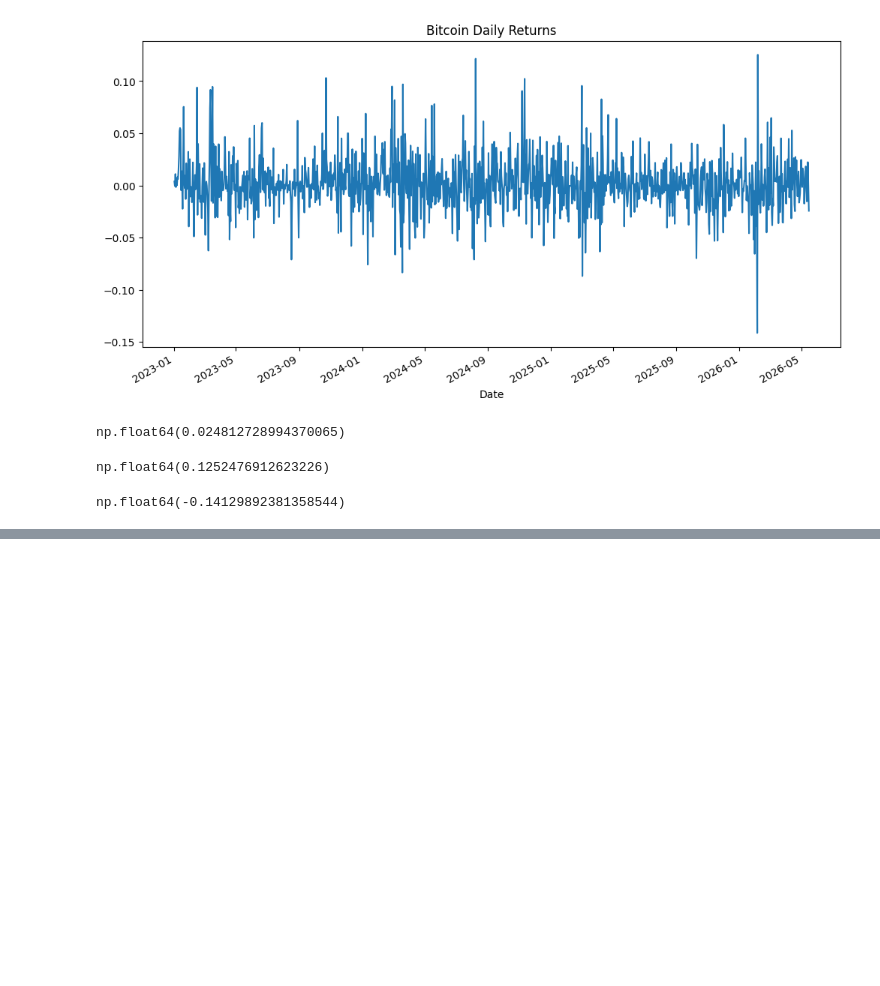
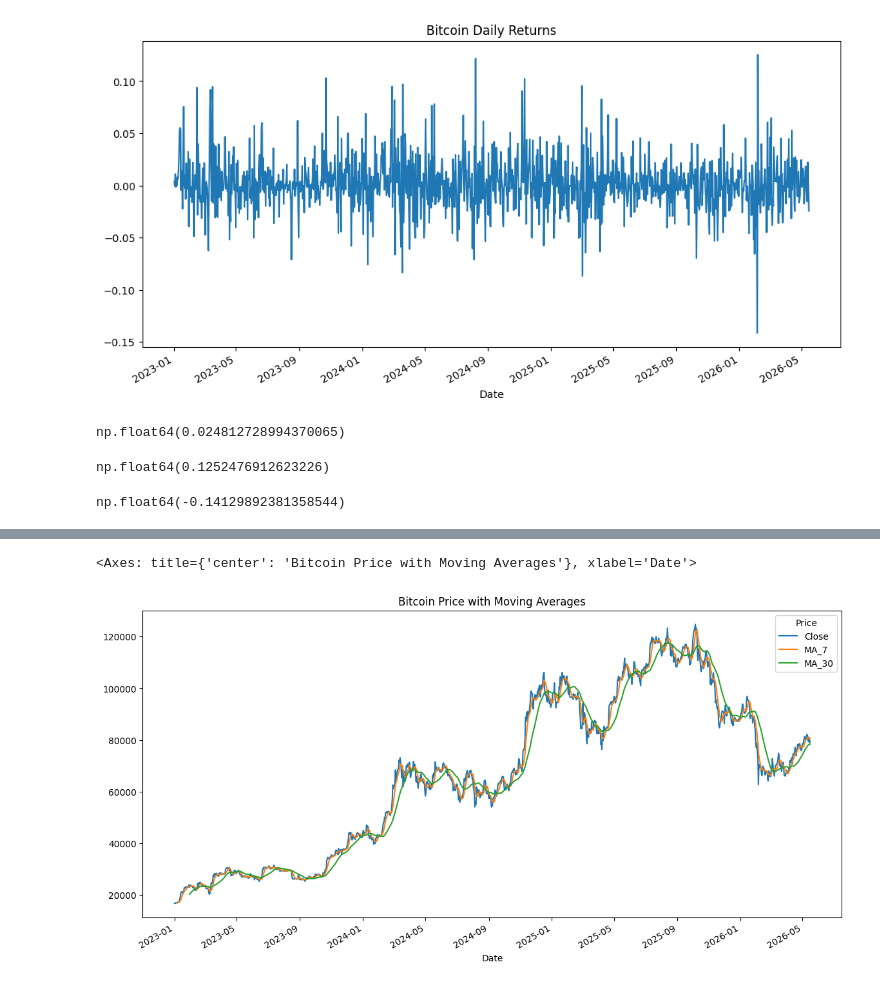
Before and after one commit to rkaban-personal/crypto-market-analysis, a Jupyter notebook: notebooks/btc_analysis.ipynb, the cells around one changed output, grey strips where cells are left out. Saved outputs shown, nothing was run; the diff lists cells and outputs as text; code cells hidden in the pictures; blank space fills up the shorter version.

Commit message:
Added moving average indicators and trend signal analysis

```diff
--- a/notebooks/btc_analysis.ipynb
+++ b/notebooks/btc_analysis.ipynb
@@ -132,3 +132,7 @@ btc_clean["Daily Return"].min()
 np.float64(-0.14129892381358544)
 # %%
 btc_clean.to_csv("../data/btc_clean.csv")
+# %%
+btc_clean["MA_7"] = btc_clean["Close"].rolling(window=7).mean()
+# %%
+btc_clean["MA_30"] = btc_clean["Close"].rolling(window=30).mean()
@@ -134,0 +160,8 @@ btc_clean.to_csv("../data/btc_clean.csv")
+# %%
+btc_clean[["Close", "MA_7", "MA_30"]].plot(
+    figsize=(14,7),
+    title="Bitcoin Price with Moving Averages"
+)
+# %% [output]
+<Axes: title={'center': 'Bitcoin Price with Moving Averages'}, xlabel='Date'>
+[figure, added]
```
Also changed, not shown: parts of 5 cells of this notebook, 1 other file.
